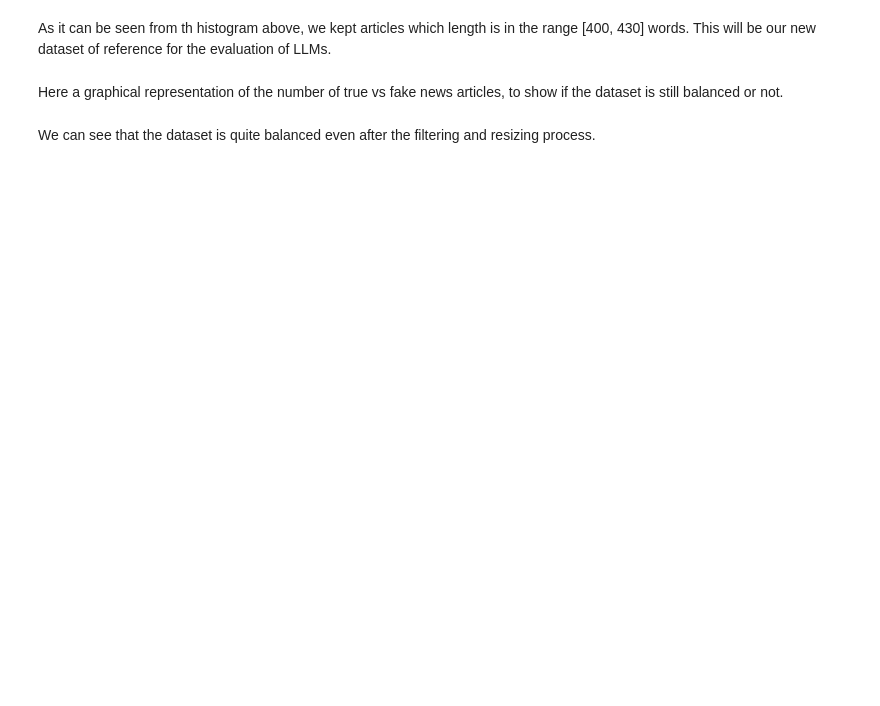
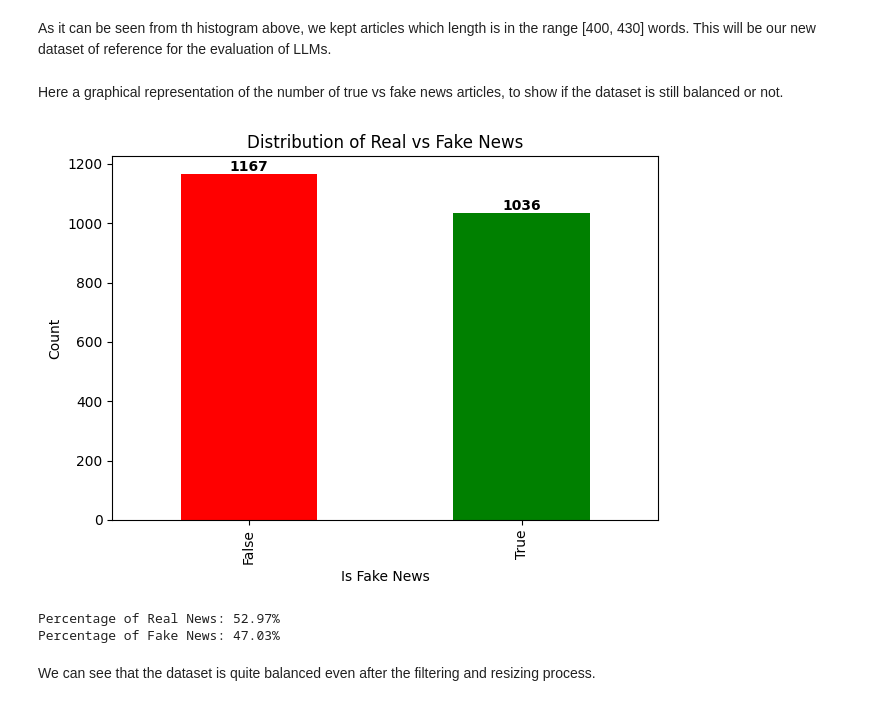
Before and after one commit to zFishStick/Cyclic-LLM-Checker, a Jupyter notebook: notebooks/pre-processing/dataset_1.ipynb, the cells around one changed output. Saved outputs shown, nothing was run; the diff lists cells and outputs as text; code cells hidden in the pictures; blank space fills up the shorter version.

```diff
--- a/notebooks/pre-processing/dataset_1.ipynb
+++ b/notebooks/pre-processing/dataset_1.ipynb
@@ -95,29 +110,33 @@ Here a graphical representation of the number of true vs fake news articles, to
 # %%
 import matplotlib.pyplot as plt
 
 ax = df["is_fake_news"].value_counts().plot(kind="bar", color=["red", "green"])
 plt.title("Distribution of Real vs Fake News")
 plt.xlabel("Is Fake News")
 plt.ylabel("Count")
 
 for p in ax.patches:
     ax.text(
         p.get_x() + p.get_width() / 2, # type: ignore
-        p.get_height() + 40, # type: ignore
+        p.get_height(), # type: ignore
         f"{int(p.get_height())}", # type: ignore
         ha="center",
         va="bottom",
         fontsize=10,
         fontweight="bold",
         color="black"
     )
 
 plt.tight_layout()
 plt.show()
 
 true_news = df["is_fake_news"].value_counts(normalize=True) * 100
 fake_news = df["is_fake_news"].value_counts(normalize=True) * 100
 print(f"Percentage of Real News: {true_news[False]:.2f}%")
 print(f"Percentage of Fake News: {fake_news[True]:.2f}%")
+# %% [output]
+[figure, added]
+Percentage of Real News: 52.97%
+Percentage of Fake News: 47.03%
 # %% [markdown]
 We can see that the dataset is quite balanced even after the filtering and resizing process.
```
Also changed, not shown: parts of 3 cells of this notebook, 4 other files.
